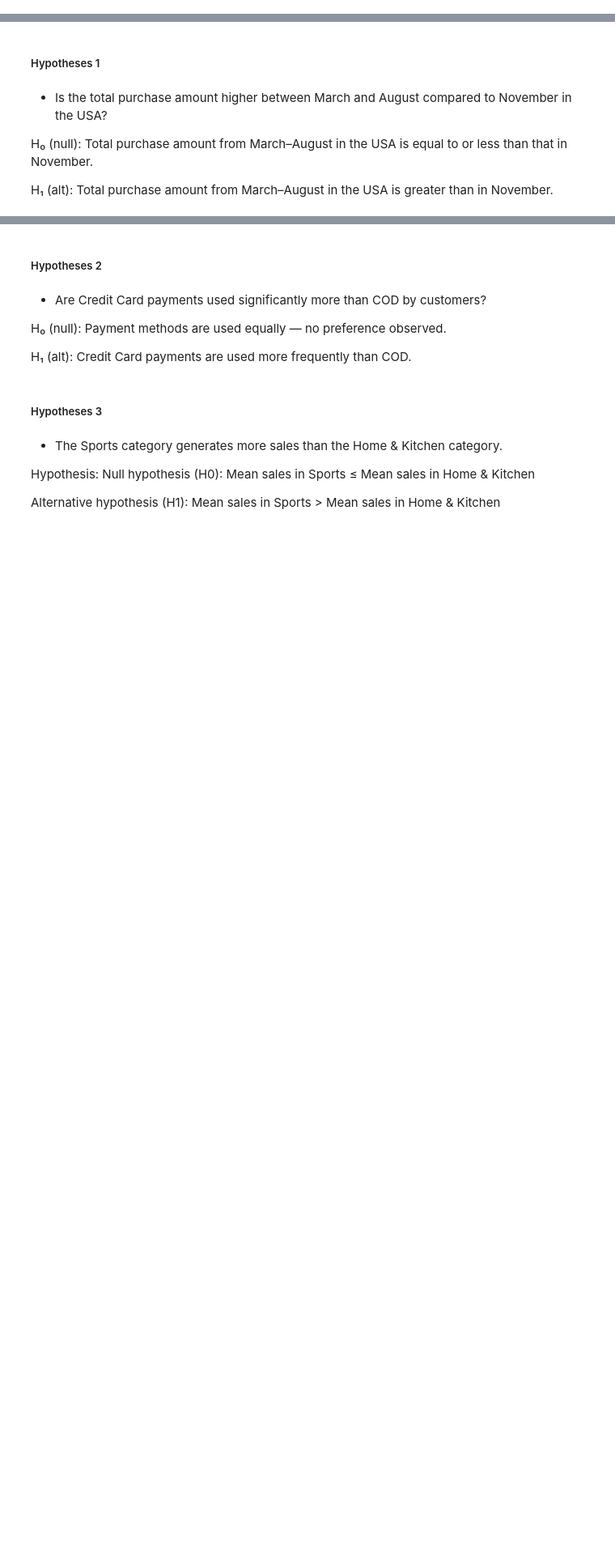
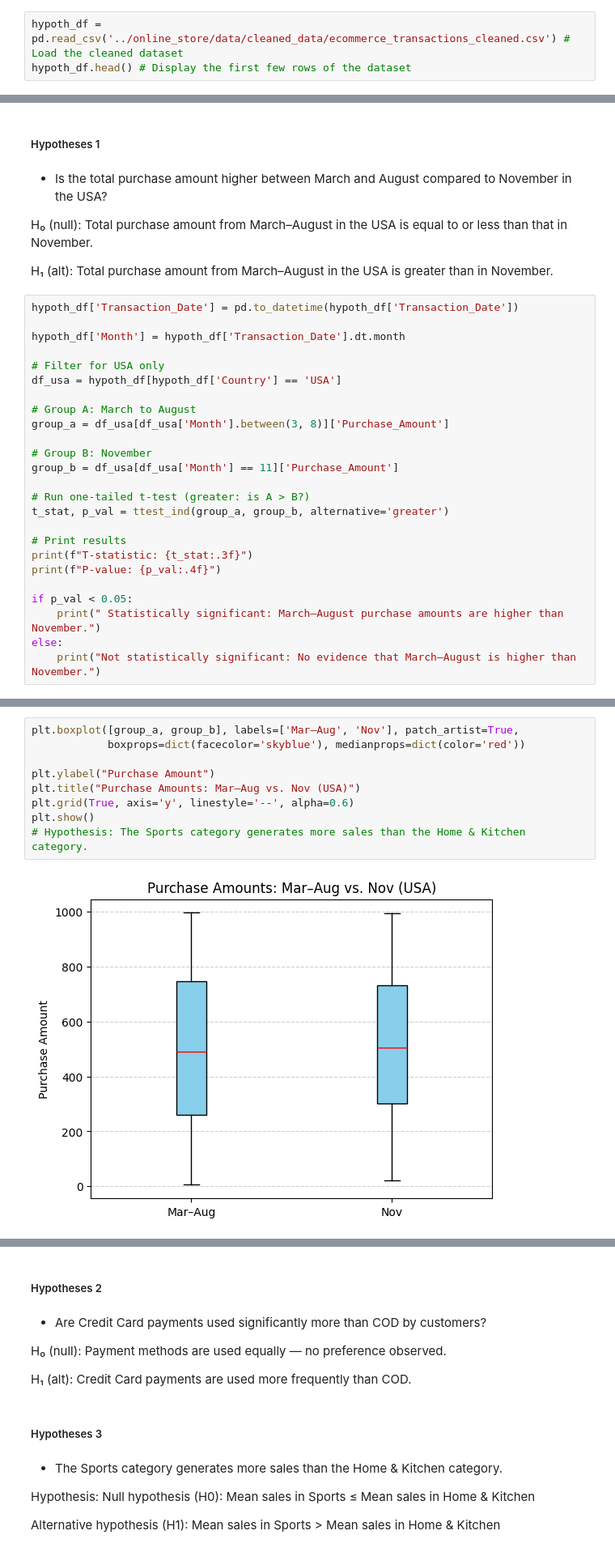
Before and after one commit to Ray99-cpu/online_store, a Jupyter notebook: jupyter_notebooks/dataset_hypothese.ipynb, the cells around one changed output, grey strips where cells are left out. Shown: that part at 81% size. Cells and saved outputs as stored; diff of their text form; blank space fills up the shorter version.

Commit message:
Add box plot for hypothesis 1 & comments

```diff
--- a/jupyter_notebooks/dataset_hypothese.ipynb
+++ b/jupyter_notebooks/dataset_hypothese.ipynb
@@ -57,0 +59,3 @@ import seaborn as sns
+# %%
+hypoth_df = pd.read_csv('../online_store/data/cleaned_data/ecommerce_transactions_cleaned.csv') # Load the cleaned dataset
+hypoth_df.head() # Display the first few rows of the dataset
@@ -63,3 +74,28 @@ import seaborn as sns
 H₀ (null): Total purchase amount from March–August in the USA is equal to or less than that in November.
 
 H₁ (alt): Total purchase amount from March–August in the USA is greater than in November.
+# %%
+hypoth_df['Transaction_Date'] = pd.to_datetime(hypoth_df['Transaction_Date'])
+
+hypoth_df['Month'] = hypoth_df['Transaction_Date'].dt.month
+
+# Filter for USA only
+df_usa = hypoth_df[hypoth_df['Country'] == 'USA']
+
+# Group A: March to August
+group_a = df_usa[df_usa['Month'].between(3, 8)]['Purchase_Amount']
+
+# Group B: November
+group_b = df_usa[df_usa['Month'] == 11]['Purchase_Amount']
+
+# Run one-tailed t-test (greater: is A > B?)
+t_stat, p_val = ttest_ind(group_a, group_b, alternative='greater')
+
+# Print results
+print(f"T-statistic: {t_stat:.3f}")
+print(f"P-value: {p_val:.4f}")
+
+if p_val < 0.05:
+    print(" Statistically significant: March–August purchase amounts are higher than November.")
+else:
+    print("Not statistically significant: No evidence that March–August is higher than November.")
@@ -65,0 +108,11 @@ H₁ (alt): Total purchase amount from March–August in the USA is greater than
+# %%
+plt.boxplot([group_a, group_b], labels=['Mar–Aug', 'Nov'], patch_artist=True,
+            boxprops=dict(facecolor='skyblue'), medianprops=dict(color='red'))
+
+plt.ylabel("Purchase Amount")
+plt.title("Purchase Amounts: Mar–Aug vs. Nov (USA)")
+plt.grid(True, axis='y', linestyle='--', alpha=0.6)
+plt.show()
+# Hypothesis: The Sports category generates more sales than the Home & Kitchen category.
+# %% [output]
+[figure, added]
```
Also changed, not shown: parts of 5 cells of this notebook.
